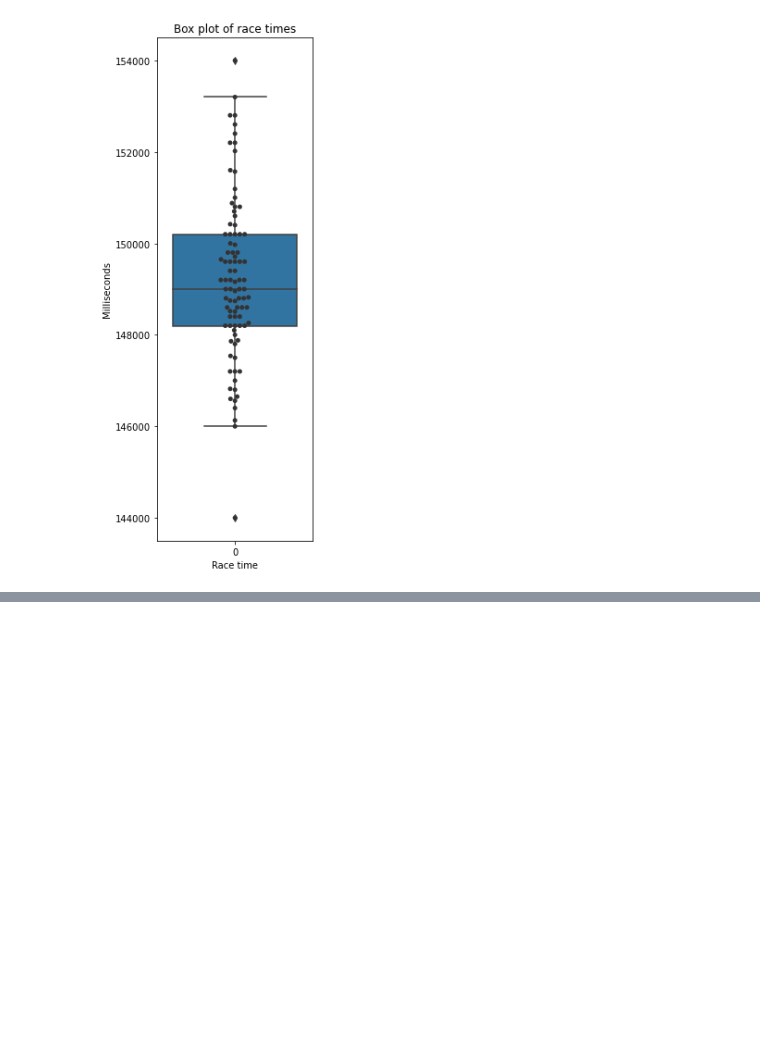
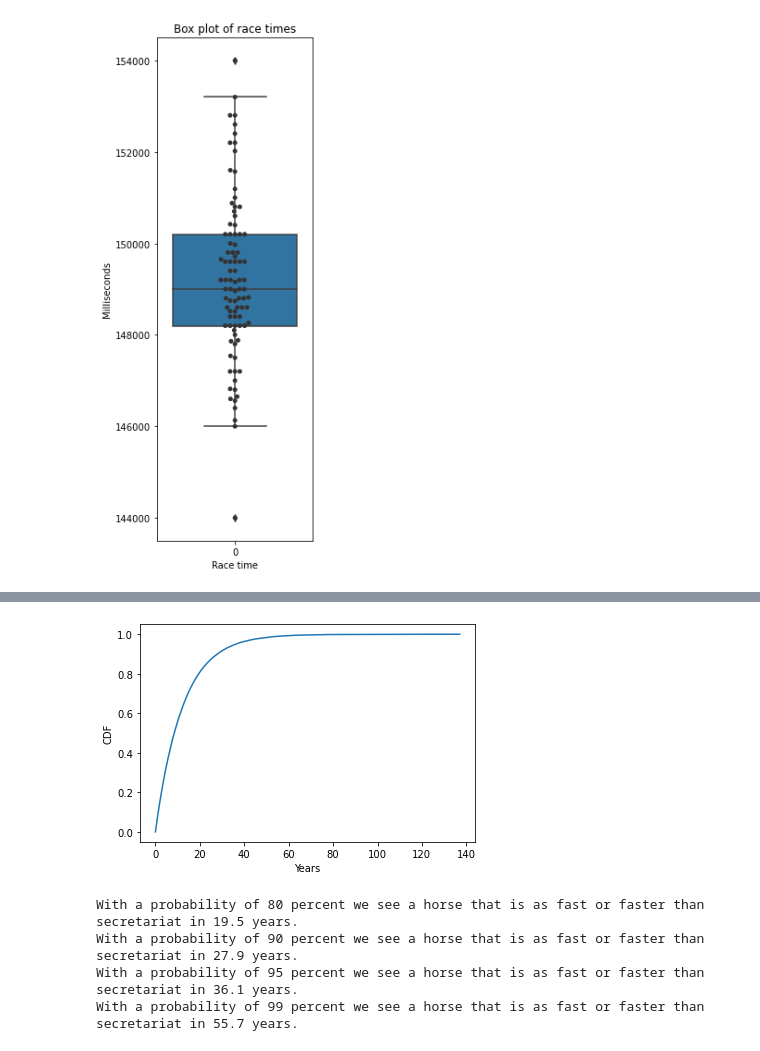
Before and after one commit to florianfrey1/vorlesung-data-science, a Jupyter notebook: belmont/belmont.ipynb, the cells around one changed output, grey strips where cells are left out. Drawn from its saved outputs; the diff is of its cells as text; code cells hidden in the pictures; blank space fills up the shorter version.

```diff
--- a/belmont/belmont.ipynb
+++ b/belmont/belmont.ipynb
@@ -90,0 +139,27 @@ outliers: [144000.0, 154000.0]
+# %%
+def cdf(df):
+    """Cumulative distribution function."""
+    sq = df.value_counts()
+    return sq.sort_index().cumsum()*1./len(sq)
+
+# Calculate the cdf
+cd = cdf(pd.DataFrame(waitingYears))
+
+# Make the plot
+_ = plt.plot(cd.index.tolist(), cd.tolist())
+_ = plt.ylabel("CDF")
+_ = plt.xlabel("Years")
+
+# Show the plot
+plt.show()
+
+# Output of certain time spans for interesting probabilities
+for p in [.8, .9, .95, .99]:
+    print(
+        f'With a probability of {(int)(p * 100)} percent we see a horse that is as fast or faster than secretariat in {round(cd[cd.gt(p)].index[0][0], 1)} years.')
+# %% [output]
+[figure, added]
+With a probability of 80 percent we see a horse that is as fast or faster than secretariat in 19.5 years.
+With a probability of 90 percent we see a horse that is as fast or faster than secretariat in 27.9 years.
+With a probability of 95 percent we see a horse that is as fast or faster than secretariat in 36.1 years.
+With a probability of 99 percent we see a horse that is as fast or faster than secretariat in 55.7 years.
```
Also changed, not shown: parts of 4 cells of this notebook, 1 other file.
